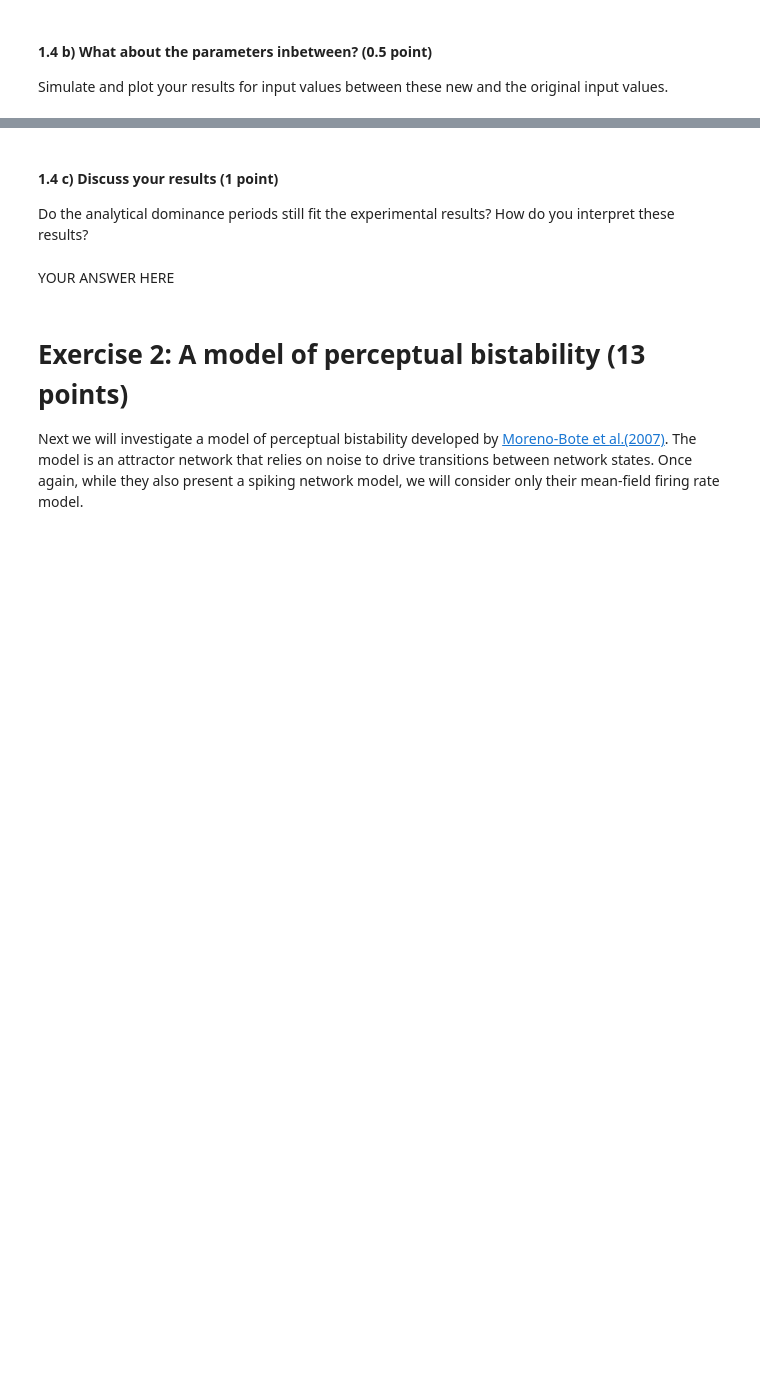
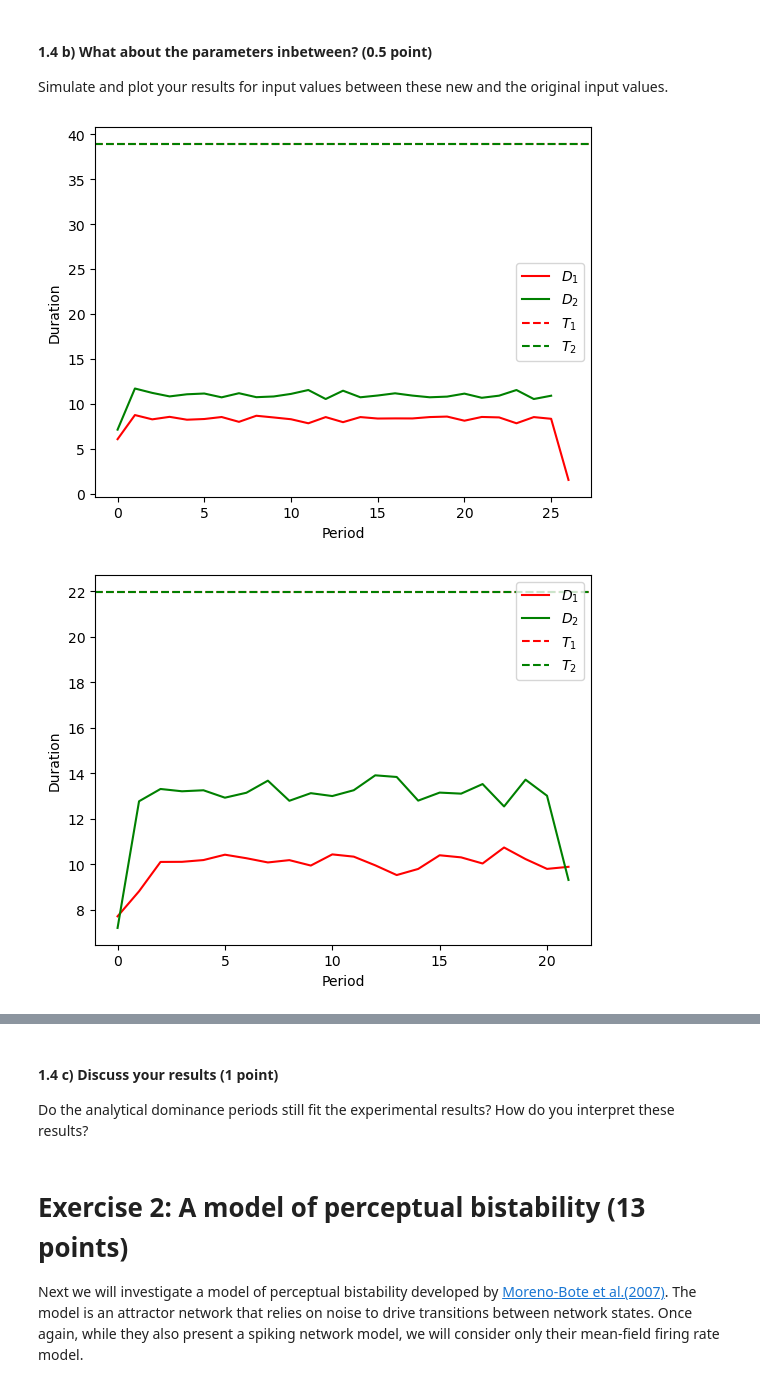
Before and after one commit to lfogarty98/mhbf_pt, a Jupyter notebook: 4-multisensory-integration/multisensory-integration.ipynb, the cells around one changed output, grey strips where cells are left out. Drawn from its saved outputs; the diff is of its cells as text; code cells hidden in the pictures; blank space fills up the shorter version.

```diff
--- a/4-multisensory-integration/multisensory-integration.ipynb
+++ b/4-multisensory-integration/multisensory-integration.ipynb
@@ -260,5 +272,17 @@ plot_system(res)
 
 Simulate and plot your results for input values between these new and the original input values.
 # %%
-# YOUR CODE HERE
-raise NotImplementedError()
+epsilon_vals = [0.05, 0.1, 0.15, 0.2, 0.25, 0.3]
+alpha, beta, phi_a, g1, g2 = 0.2, 0.2, 0.4, 1, 1
+t_span = (0, 500)
+y0 = [1, 0, 0.1, 0.25]
+thresh = -alpha + beta + phi_a
+
+for eps in epsilon_vals:
+    I1, I2 = thresh + eps, thresh + eps
+    args = (I1, I2, alpha, beta, phi_a, g1, g2)
+    res = solve_ivp(laing_chow, t_span, y0, args=args)
+    plot_dominance_durations(res.t, res.y, I1, I2)
+# %% [output]
+[figure, added]
+[figure, added]
@@ -265,8 +293,6 @@ raise NotImplementedError()
 # %% [markdown]
 #### 1.4 c) Discuss your results (1 point)
 Do the analytical dominance periods still fit the experimental results? How do you interpret these results?
-# %% [markdown]
-YOUR ANSWER HERE
 # %% [markdown]
 # Exercise 2: A model of perceptual bistability (13 points)
 
```
Also changed, not shown: parts of 17 cells of this notebook.
